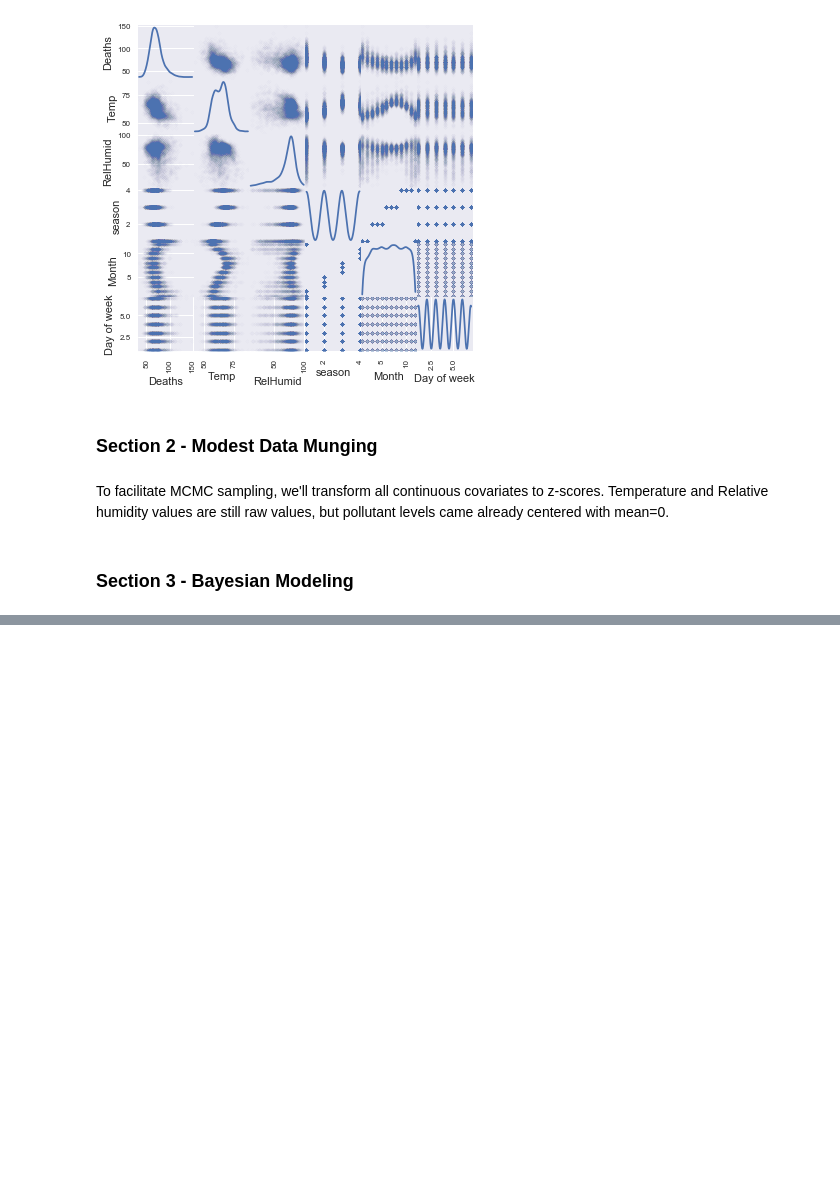
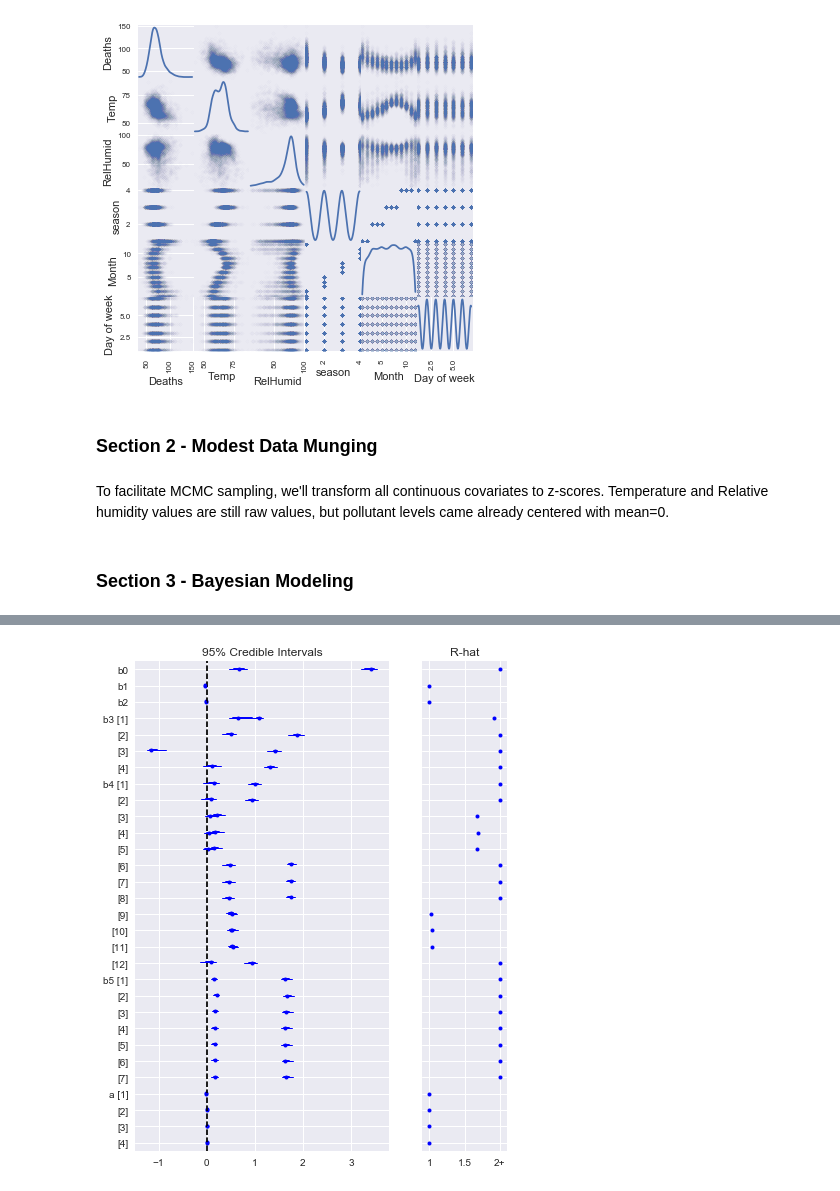
Before and after one commit to d-diaz/SEFS590F_Winter2017, a Jupyter notebook: SEFS 590F (Bayesian Models) - Final Exam.ipynb, the cells around one changed output, grey strips where cells are left out. Saved outputs shown, nothing was run; the diff lists cells and outputs as text; code cells hidden in the pictures; blank space fills up the shorter version.

```diff
--- a/SEFS 590F (Bayesian Models) - Final Exam.ipynb
+++ b/SEFS 590F (Bayesian Models) - Final Exam.ipynb
@@ -132,0 +129,6 @@ plt.tight_layout()
+# %%
+with pollutant_model:
+    plt.figure(figsize=(6,8))
+    pm.forestplot(trace[1000:])
+# %% [output]
+[figure, added]
```
Also changed, not shown: parts of 25 cells of this notebook.
